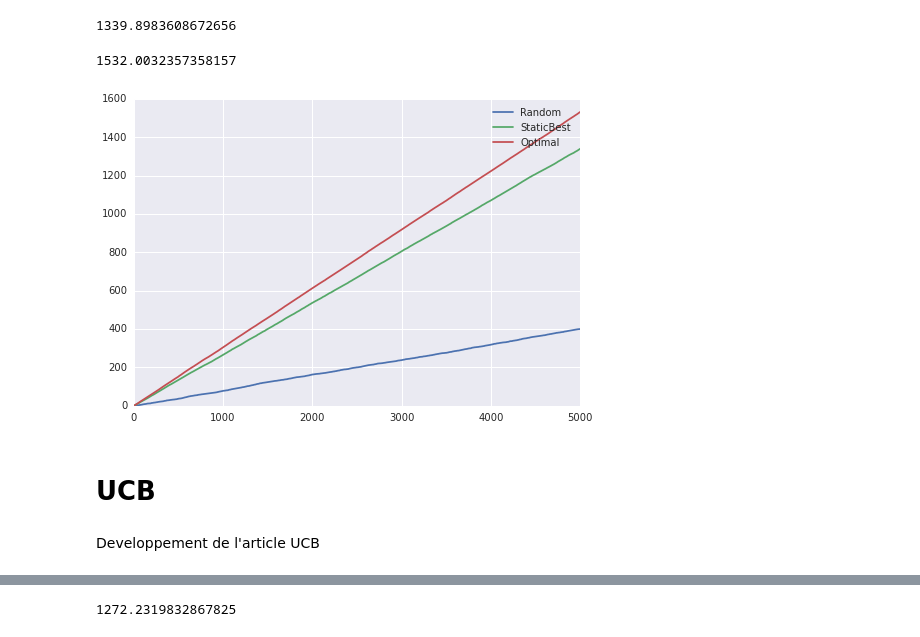
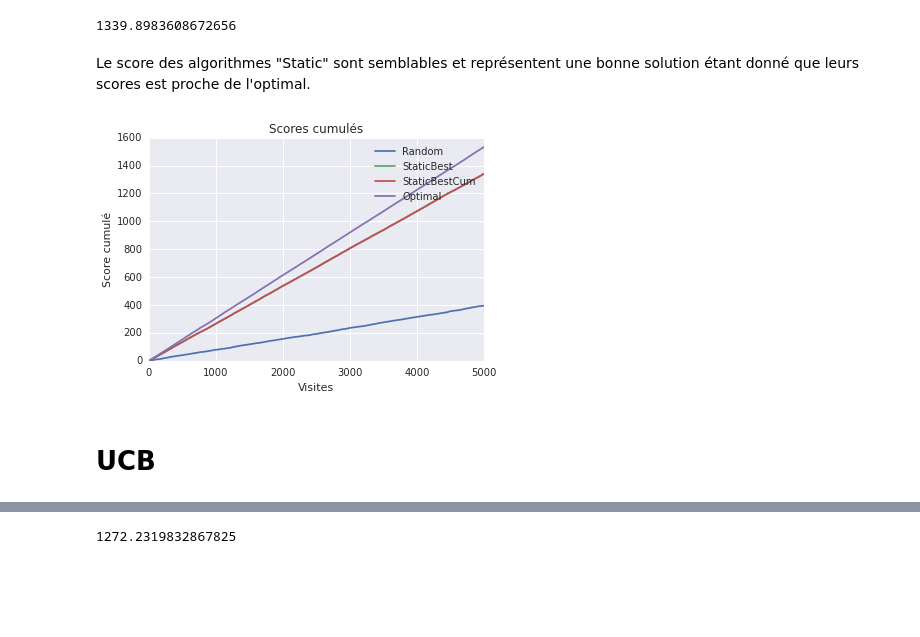
Before and after one commit to ToqueWillot/M2DAC, a Jupyter notebook: FDMS/TME9/tme9.ipynb, the cells around one changed output, grey strips where cells are left out. Cells and saved outputs as stored; diff of their text form; code cells hidden in the pictures; blank space fills up the shorter version.

```diff
--- a/FDMS/TME9/tme9.ipynb
+++ b/FDMS/TME9/tme9.ipynb
@@ -62,9 +21,0 @@ def baseRandom(ctr):
-# %%
-def baseStaticBest(ctr):
-    sum=np.zeros(len(ctr[0][2]))
-    for a in ctr:
-        sum+=np.array(a[2])
-    argmax=np.array(sum).argmax()
-    annonceur = np.ones(len(ctr))*argmax
-    score = np.array([i[2][argmax] for i in ctr])
-    return score,annonceur
@@ -100,27 +121,29 @@ score.sum()
 # %%
-score,annonceur = baseStaticBest(ctr)
+#Score Static Best
+score,annonceur,traceStaticBest = baseStaticBest(ctr)
 score.sum()
 # %% [output]
 1339.6350310465791
 # %%
-score,annonceur,traceStaticBest = baseStaticBestCum(ctr)
+#Score Static Best Cum
+score,annonceur,traceStaticBestCum = baseStaticBestCum(ctr)
 score.sum()
 # %% [output]
 1339.8983608672656
-# %%
-score,annonceur,traceOptimal = baseOptimal(ctr)
-score.sum()
-# %% [output]
-1532.0032357358157
+# %% [markdown]
+Le score des algorithmes "Static" sont semblables et représentent une bonne solution étant donné que leurs scores est proche de l'optimal.
 # %%
+#Affichage des scores
 plt.plot(traceRandom, label = "Random")
 plt.plot(traceStaticBest, label = "StaticBest")
+plt.plot(traceStaticBestCum, label = "StaticBestCum")
 plt.plot(traceOptimal, label = "Optimal")
+plt.xlabel("Visites")
+plt.ylabel(u"Score cumulé")
+plt.title(u"Scores cumulés")
 plt.legend()
 plt.show()
 # %% [output]
-[figure, old version]
+[figure, new version]
 # %% [markdown]
 # UCB
-# %% [markdown]
-Developpement de l'article UCB
```
Also changed, not shown: parts of 38 cells of this notebook, 1 other file.
